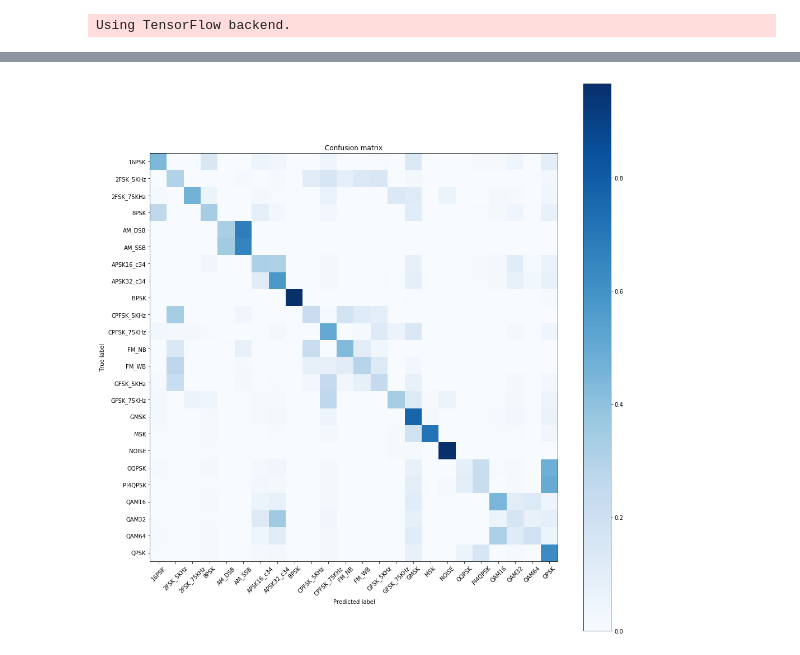
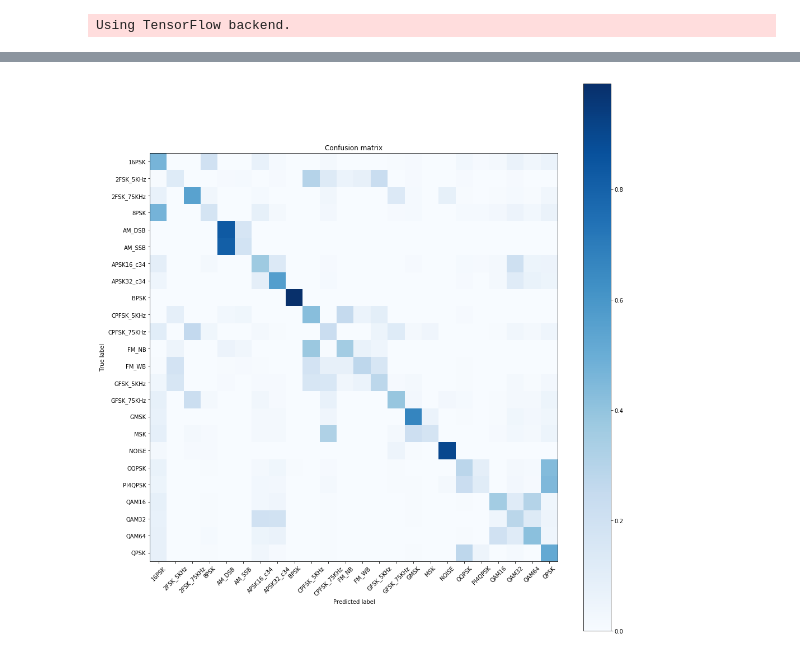
Before and after one commit to yunfanz/army_challenge, a Jupyter notebook: Code Examples and Data Ingest Utilities/scratch.ipynb, the cells around one changed output, grey strips where cells are left out. Drawn from its saved outputs; the diff is of its cells as text; code cells hidden in the pictures.

```diff
--- a/Code Examples and Data Ingest Utilities/scratch.ipynb
+++ b/Code Examples and Data Ingest Utilities/scratch.ipynb
@@ -19,7 +21,7 @@ import tensorflow as tf
 from keras.utils import multi_gpu_model
 # %%
 data_file = "/home/mshefa/training_data/training_data_chunk_0.pkl"
-data = LoadModRecData(data_file, .9, .05, .05)
+data = LoadModRecData(data_file, .9, .1, 0.)
 # %% [output]
 [Data Loader] - Loading Data...
 [Data Loader] - Counting Number of Examples in Dataset...
@@ -118,10 +120,15 @@ with tf.device("/cpu:0"):
     model = models.Sequential()
     model.add(Reshape(in_shp+[1], input_shape=in_shp))
     model.add(ZeroPadding2D((0, 2)))
-    model.add(Convolution2D(256, 1, 3, border_mode='valid', activation="relu", name="conv1", init='glorot_uniform'))
+    model.add(Convolution2D(256, kernel_size=(1, 5), strides=(1,2), border_mode='valid', activation="relu", name="conv1", init='glorot_uniform'))
     model.add(Dropout(dr))
     model.add(ZeroPadding2D((0, 2)))
-    model.add(Convolution2D(80, 2, 3, border_mode="valid", activation="relu", name="conv2", init='glorot_uniform'))
+    model.add(Convolution2D(80, kernel_size=(2, 3), border_mode="valid", activation="relu", name="conv2", init='glorot_uniform'))
+    rshape = model.output_shape
+    print(model.output_shape)
+    model.add(Reshape([rshape[2],rshape[3]]))
+    model.add(LSTM(64, return_sequences=True, name='lstm1'))
+    model.add(LSTM(64, return_sequences=True, name='lstm2'))
     model.add(Dropout(dr))
     model.add(Flatten())
     model.add(Dense(256, activation='relu', init='he_normal', name="dense1"))
@@ -153,11 +161,11 @@ _________________________________________________________________
 # %%
 filepath = 'convmodrecnets_CNN2_0.5.wts.h5'
-train_batch_size, number_of_epochs = 256, 20
+train_batch_size, number_of_epochs = 256, 10
 tsteps = data.train_idx.size/train_batch_size
 vsteps = data.val_idx.size/train_batch_size
 train_batches = data.batch_iter(data.train_idx, train_batch_size, number_of_epochs, use_shuffle=True)
 val_batches = data.batch_iter(data.val_idx, train_batch_size, number_of_epochs, use_shuffle=False)
-model.load_weights(filepath)
+
 history = model.fit_generator(train_batches,
     nb_epoch=number_of_epochs,
     steps_per_epoch=tsteps,
@@ -208,3 +203,6 @@ def plot_confusion_matrix(cm, title='Confusion matrix', cmap=plt.cm.Blues, label
     plt.tight_layout()
     plt.ylabel('True label')
     plt.xlabel('Predicted label')
+# %%
+test_file = "/home/mshefa/training_data/training_data_chunk_14.pkl"
+testdata = LoadModRecData(test_file, 0., 0., 1.)
@@ -211,17 +227,17 @@ def plot_confusion_matrix(cm, title='Confusion matrix', cmap=plt.cm.Blues, label
 # %%
 # Plot confusion matrix# Plot c
-X_test = data.signalData[data.test_idx]
-Y_test = data.oneHotLabels[data.test_idx]
+X_test = testdata.signalData[data.test_idx]
+Y_test = testdata.oneHotLabels[data.test_idx]
 test_Y_hat = model.predict(X_test, batch_size=train_batch_size)
 conf = np.zeros([len(classes),len(classes)])
 confnorm = np.zeros([len(classes),len(classes)])
 for i in range(0,X_test.shape[0]):
     j = list(Y_test[i,:]).index(1)
     k = int(np.argmax(test_Y_hat[i,:]))
     conf[j,k] = conf[j,k] + 1
 for i in range(0,len(classes)):
     confnorm[i,:] = conf[i,:] / np.sum(conf[i,:])
 plt.figure(figsize=(14,14))
 plot_confusion_matrix(confnorm, labels=classes)
 # %% [output]
-[figure, old version]
+[figure, new version]
```
Also changed, not shown: parts of 13 cells of this notebook, 1 other file.
